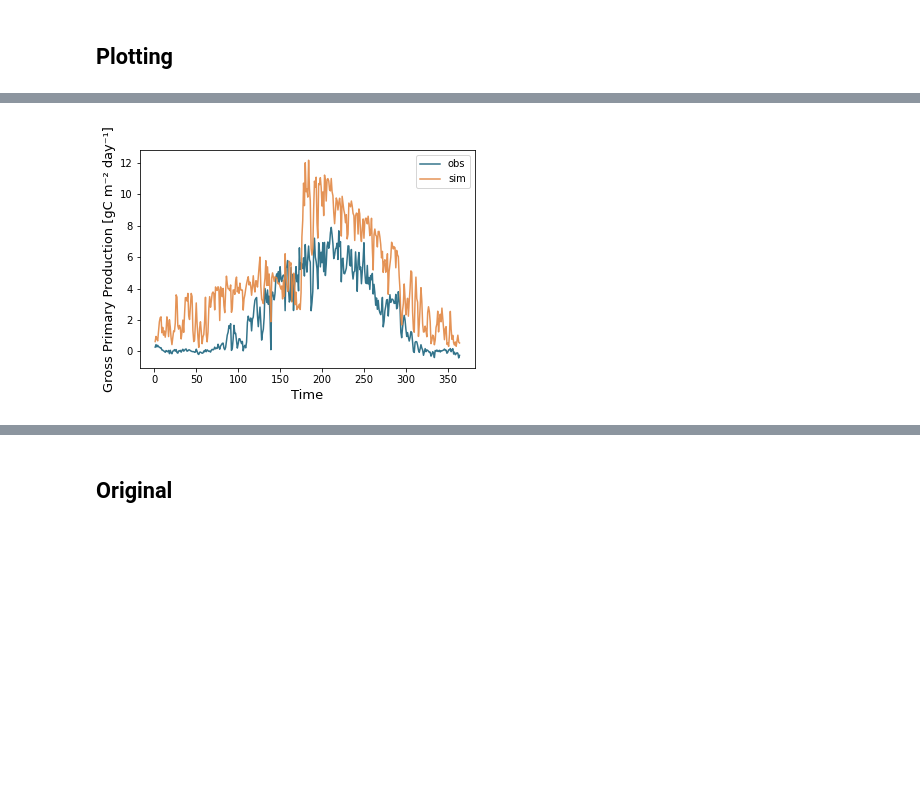
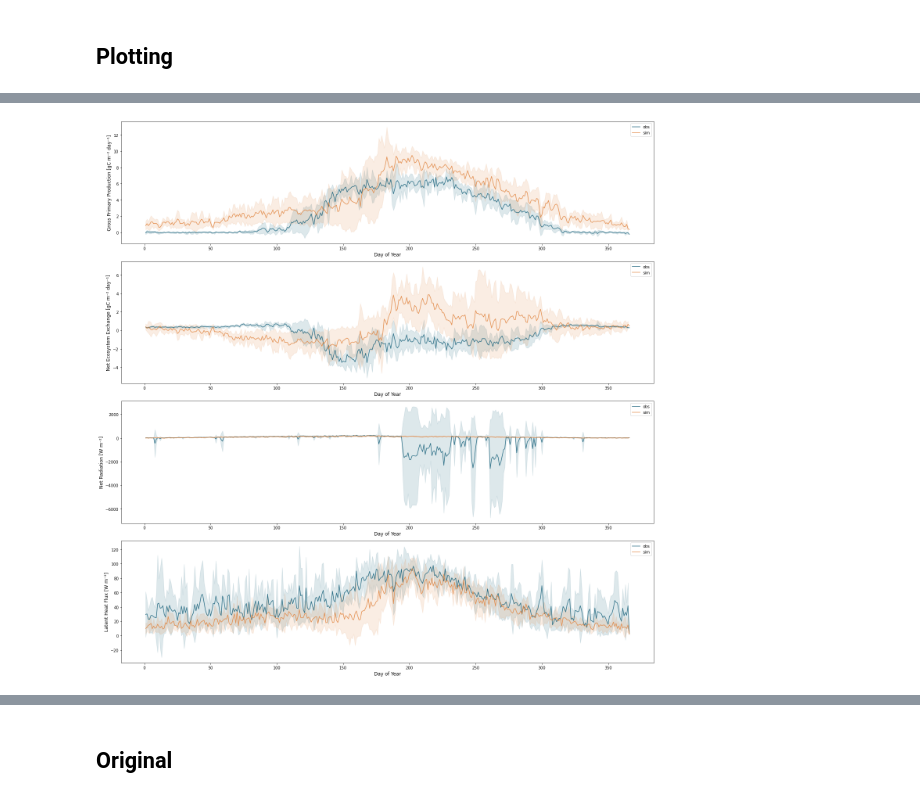
Before and after one commit to ntarasewicz/neon_scripts, a Jupyter notebook: notebooks/preprocessor_dailyNR1.ipynb, the cells around one changed output, grey strips where cells are left out. Drawn from its saved outputs; the diff is of its cells as text; code cells hidden in the pictures; blank space fills up the shorter version.

Commit message:
Figure working

```diff
--- a/notebooks/preprocessor_dailyNR1.ipynb
+++ b/notebooks/preprocessor_dailyNR1.ipynb
@@ -405,19 +390,70 @@ dtype: float64
 # %%
 color1= '#e28743'
 color2='#1d657e'
 
+plt.figure(figsize=(20, 20),facecolor='w',edgecolor='k')
+
+plt.subplot(4, 1, 1)
 plot_var_desc = "Gross Primary Production"
 plot_var_unit= "gC m⁻² day⁻¹"
 
-plt.plot ( climo1.DOY, climo1['gpp'], color = color2, label="obs", alpha = 0.9)
-plt.plot ( climo1.DOY, climo1['sim_GPP'], color = color1,label="sim", alpha = 0.9)
+plt.plot(climo1.DOY, climo1['gpp'], color = color2, label="obs", alpha = 0.9)
+plt.plot(climo1.DOY, climo1['sim_GPP'], color = color1,label="sim", alpha = 0.9)
 
 plt.fill_between(climo1.DOY, climo1['gpp']-climo1SD['gpp'], climo1['gpp']+climo1SD['gpp'],alpha=0.15, color = color2)
 plt.fill_between(climo1.DOY, climo1['sim_GPP']-climo1SD['sim_GPP'], climo1['sim_GPP']+climo1SD['sim_GPP'] ,alpha=0.15, color = color1)
 
-plt.xlabel('Time', fontsize=13)
-plt.ylabel(plot_var_desc+" ["+plot_var_unit+"]", fontsize=13)
-plt.legend();
-#    ax.margins(x=0.02)
+plt.xlabel('Day of Year', fontsize=12)
+plt.ylabel(plot_var_desc+" ["+plot_var_unit+"]", fontsize=12)
+plt.legend()
+
+plt.subplot(4, 1, 2)
+plot_var_desc = "Net Ecosystem Exchange"
+plot_var_unit= "gC m⁻² day⁻¹"
+
+plt.plot(climo1.DOY, climo1['nee'], color = color2, label="obs", alpha = 0.9)
+plt.plot(climo1.DOY, climo1['sim_NEE'], color = color1,label="sim", alpha = 0.9)
+
+plt.fill_between(climo1.DOY, climo1['nee']-climo1SD['nee'], climo1['nee']+climo1SD['nee'],alpha=0.15, color = color2)
+plt.fill_between(climo1.DOY, climo1['sim_NEE']-climo1SD['sim_NEE'], climo1['sim_NEE']+climo1SD['sim_NEE'] ,alpha=0.15, color = color1)
+
+plt.xlabel('Day of Year', fontsize=12)
+plt.ylabel(plot_var_desc+" ["+plot_var_unit+"]", fontsize=12)
+plt.legend()
+
+
+plt.subplot(4, 1, 3)
+plot_var_desc = "Net Radiation"
+plot_var_unit= "W m⁻²"
+
+plt.plot(climo1.DOY, climo1['nr'], color = color2, label="obs", alpha = 0.9)
+plt.plot(climo1.DOY, climo1['sim_Rnet'], color = color1,label="sim", alpha = 0.9)
+
+plt.fill_between(climo1.DOY, climo1['nr']-climo1SD['nr'], climo1['nr']+climo1SD['nr'],alpha=0.15, color = color2)
+plt.fill_between(climo1.DOY, climo1['sim_Rnet']-climo1SD['sim_Rnet'], climo1['sim_Rnet']+climo1SD['sim_Rnet'] ,alpha=0.15, color = color1)
+
+plt.xlabel('Day of Year', fontsize=12)
+plt.ylabel(plot_var_desc+" ["+plot_var_unit+"]", fontsize=12)
+plt.legend()
+
+
+plt.subplot(4, 1, 4)
+plot_var_desc = "Latent Heat Flux"
+plot_var_unit= "W m⁻²"
+
+plt.plot(climo1.DOY, climo1['LE'], color = color2, label="obs", alpha = 0.9)
+plt.plot(climo1.DOY, climo1['sim_EFLX_LH_TOT'], color = color1,label="sim", alpha = 0.9)
+
+plt.fill_between(climo1.DOY, climo1['LE']-climo1SD['LE'], climo1['LE']+climo1SD['LE'],alpha=0.15, color = color2)
+plt.fill_between(climo1.DOY, climo1['sim_EFLX_LH_TOT']-climo1SD['sim_EFLX_LH_TOT'], climo1['sim_EFLX_LH_TOT']+climo1SD['sim_EFLX_LH_TOT'] ,alpha=0.15, color = color1)
+
+plt.xlabel('Day of Year', fontsize=12)
+plt.ylabel(plot_var_desc+" ["+plot_var_unit+"]", fontsize=12)
+plt.legend()
+
+
+plt.tight_layout()
+# plt.savefig('/glade/scratch/nict/nr1comparison1.png')
+plt.show()
 # %% [output]
-[figure, old version]
+[figure, new version]
```
Also changed, not shown: parts of 15 cells of this notebook.
